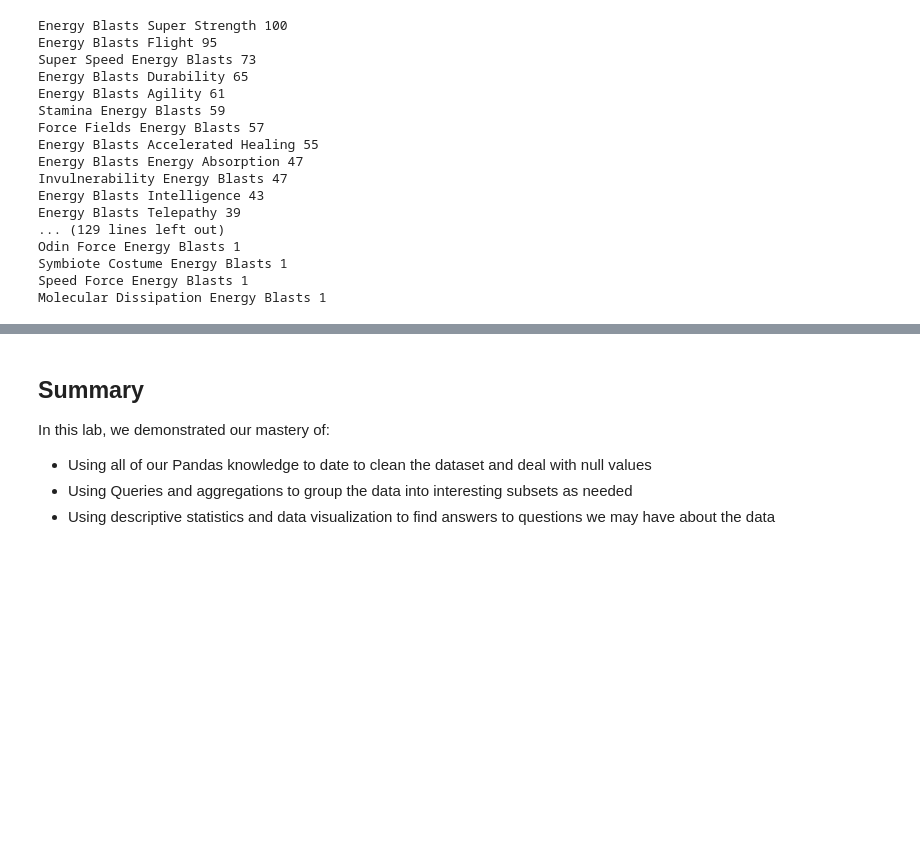
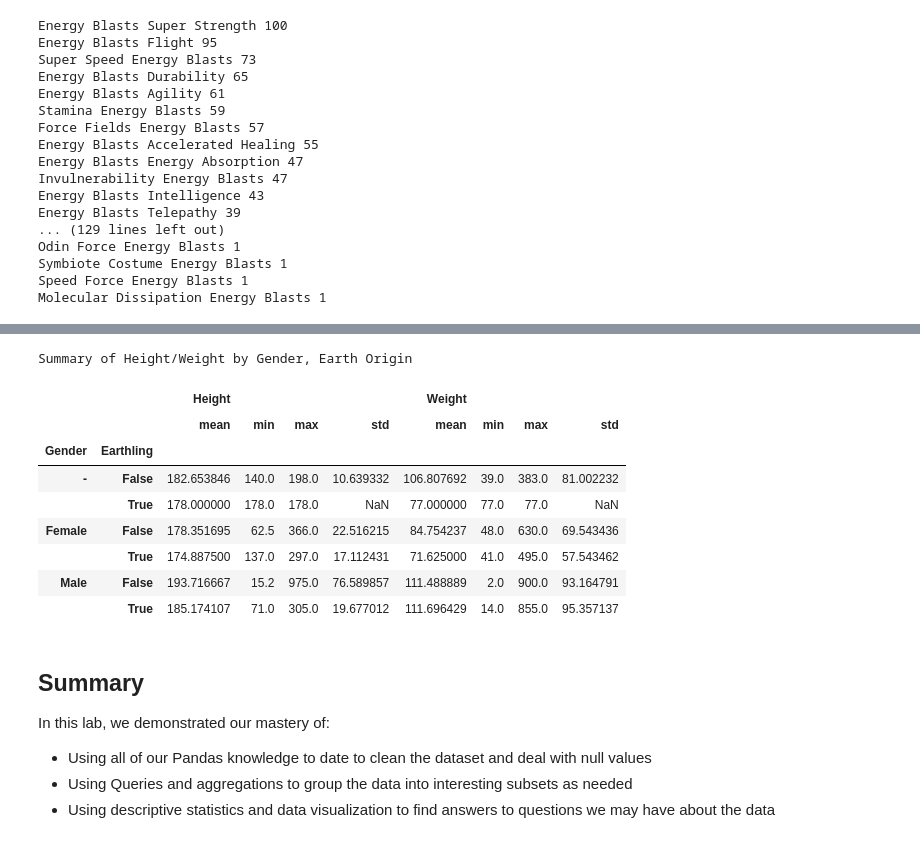
Before and after one commit to ericthansen/dsc-data-cleaning-project-online-ds-sp-000, a Jupyter notebook: index.ipynb, the cells around one changed output, grey strips where cells are left out. Drawn from its saved outputs; the diff is of its cells as text; code cells hidden in the pictures; blank space fills up the shorter version.

```diff
--- a/index.ipynb
+++ b/index.ipynb
@@ -745,3 +966,18 @@ Name: Omniscient, dtype: int64
+# %%
+print("Summary of Height/Weight by Gender, Earth Origin")
+grouped = joined_df.groupby(['Gender','Earthling'])[['Height','Weight']].agg(['mean','min','max','std'])
+display(grouped)
+# %% [output]
+Summary of Height/Weight by Gender, Earth Origin
+|  |  | Height |  |  |  | Weight |  |  |  |
+|  |  | mean | min | max | std | mean | min | max | std |
+| Gender | Earthling |  |  |  |  |  |  |  |  |
+| - | False | 182.653846 | 140.0 | 198.0 | 10.639332 | 106.807692 | 39.0 | 383.0 | 81.002232 |
+|  | True | 178.000000 | 178.0 | 178.0 | NaN | 77.000000 | 77.0 | 77.0 | NaN |
+| Female | False | 178.351695 | 62.5 | 366.0 | 22.516215 | 84.754237 | 48.0 | 630.0 | 69.543436 |
+|  | True | 174.887500 | 137.0 | 297.0 | 17.112431 | 71.625000 | 41.0 | 495.0 | 57.543462 |
+| Male | False | 193.716667 | 15.2 | 975.0 | 76.589857 | 111.488889 | 2.0 | 900.0 | 93.164791 |
+|  | True | 185.174107 | 71.0 | 305.0 | 19.677012 | 111.696429 | 14.0 | 855.0 | 95.357137 |
 # %% [markdown]
 ## Summary
 
```
Also changed, not shown: parts of 10 cells of this notebook.
